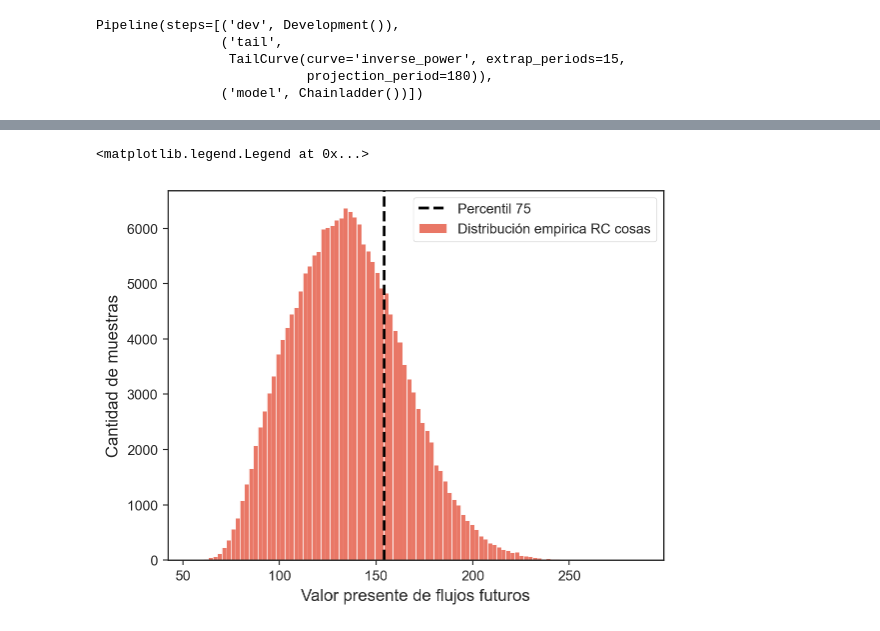
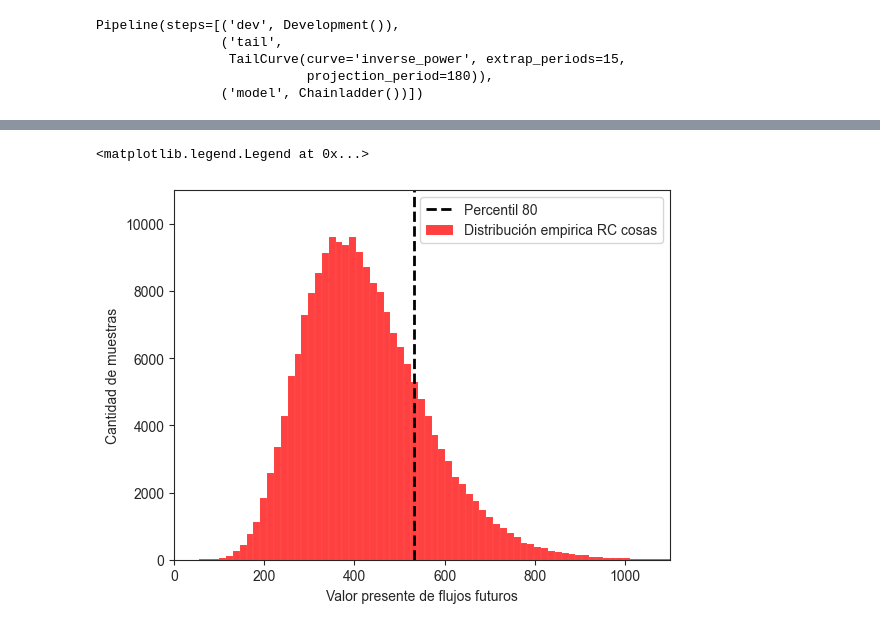
Before and after one commit to AlexDBurs/IBNR-NIIF-17, a Jupyter notebook: ibnr_main.ipynb, the cells around one changed output, grey strips where cells are left out. Drawn from its saved outputs; the diff is of its cells as text; code cells hidden in the pictures.

```diff
--- a/ibnr_main.ipynb
+++ b/ibnr_main.ipynb
@@ -274,10 +244,0 @@ plt.show()
-# %%
-import matplotlib.pyplot as plt
-import seaborn as sns
-sns.set_style('ticks')
-
-ax = sns.lineplot(data =results_to_plot, bins = 100, label = 'Distribución empirica RC cosas')
-#ax.set_xlim(0,1100)
-ax.set_xlabel("Valor presente de flujos futuros")
-#ax.set_ylim(0,11000)
-ax.set_ylabel("Cantidad de muestras")
@@ -289,32 +269,35 @@ pipe = cl.Pipeline(
     ('dev', cl.Development(average='volume')),
     ('tail', cl.TailCurve('inverse_power', extrap_periods= 15, projection_period=15*12)),
     ('model', cl.Chainladder())])
-# %%
-pipe.fit(triang_stos_act['Incurridos'].incr_to_cum().iloc[2,0])
-resampled_triangles = pipe.named_steps.model.full_triangle_.cum_to_incr().dev_to_val()
-resampled_triangles_pv = resampled_triangles.sum('origin') / ((1 + cl_ifrs17['irr']) ** cl_ifrs17['Años para el pago']).values
-resampled_triangles_ibnr = resampled_triangles_pv['Incurridos'].iloc[:, 0, 0, 6:].sum('development').to_frame().sort_values()
+# %%
+
+
+
+pipe.fit(triang_stos_act['Incurridos'].incr_to_cum().iloc[0,0])
+resampled_triangles = pipe.named_steps.model.full_triangle_.cum_to_incr().dev_to_val()
+resampled_triangles_pv = resampled_triangles.sum('origin') / ((1 + cl_ifrs17['irr']) ** cl_ifrs17['Años para el pago']).values
+resampled_triangles_ibnr = resampled_triangles_pv['Incurridos'].iloc[:, 0, 0, 6:].sum('development').to_frame().sort_values()
 # %%
+
 import matplotlib.pyplot as plt
 import seaborn as sns
 sns.set_style('ticks')
 
-ax = sns.histplot(data = resampled_triangles_ibnr/1000000000, bins = 100, label = 'Distribución empirica RC cosas')
-#ax.set_xlim(0,1100)
+ax = sns.histplot(data = resampled_triangles_ibnr/1000000000, bins = 1000, label = 'Distribución empirica RC cosas', color = 'red')
+ax.set_xlim(0,1100)
 ax.set_xlabel("Valor presente de flujos futuros")
-#ax.set_ylim(0,11000)
+ax.set_ylim(0,11000)
 ax.set_ylabel("Cantidad de muestras")
 
-percentiles = [75]
+percentiles = [ 80]
 colors = ['Black']
 for p, c in zip(percentiles, colors):
     ax.axvline(np.percentile(resampled_triangles_ibnr/1000000000, p), color=c, linestyle='--', linewidth=2, label=f'Percentil {p}')
 
-
 ax.legend()
 # %% [output]
 <matplotlib.legend.Legend at 0x...>
-[figure, old version]
+[figure, new version]
 # %%
 for i in range(0,3):
     pipe.fit(triang_stos_act['Incurridos'].incr_to_cum().iloc[i,0])
```
Also changed, not shown: parts of 13 cells of this notebook, 5 other files.
